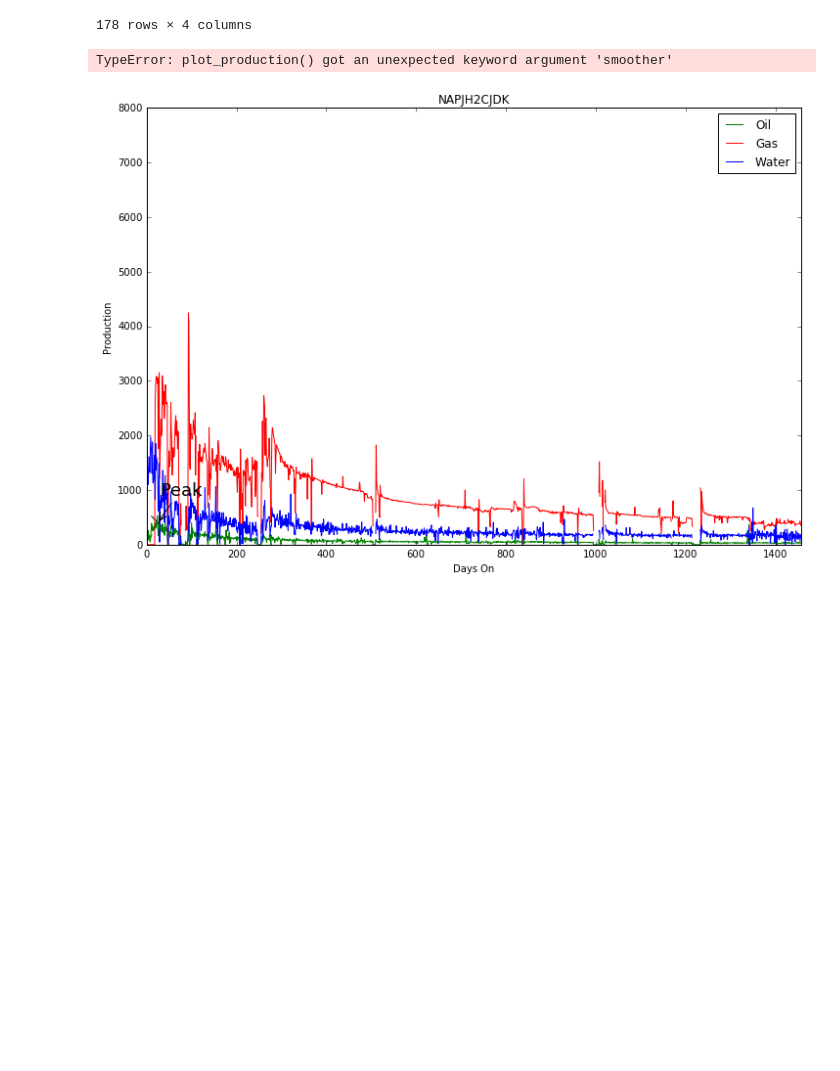
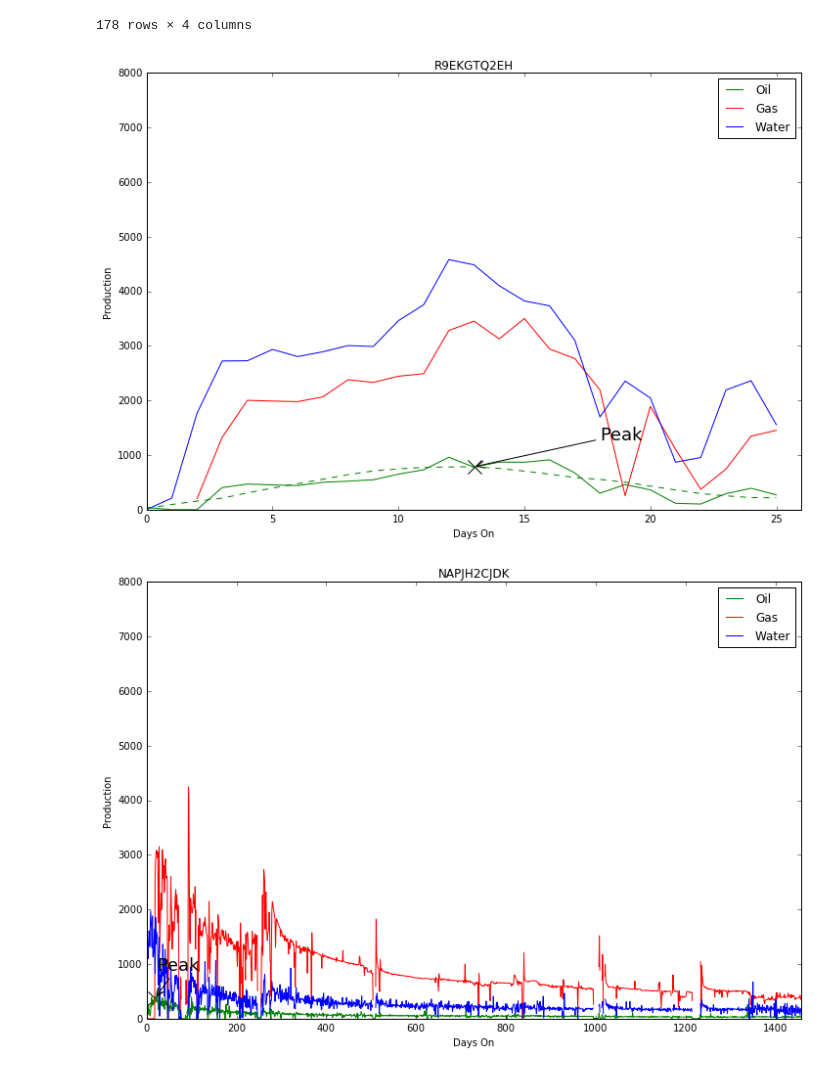
Before and after one commit to jpgrana/bayesian-approach-predicting-well-production, a Jupyter notebook: production.ipynb, the cells around one changed output. Saved outputs shown, nothing was run; the diff lists cells and outputs as text; code cells hidden in the pictures; blank space fills up the shorter version.

Commit message:
production

```diff
--- a/production.ipynb
+++ b/production.ipynb
@@ -72,9 +73,9 @@ def plot_production(propnum, df, window=31, poly=5):
     cols = [col.replace(' ', '_') for col in cols]
     df_daily.columns = cols
 # %%
-plot_production('R9EKGTQ2EH', df_daily, smoother=7) # 26 days production
+plot_production('R9EKGTQ2EH', df_daily) # 26 days production
 # %% [output]
-TypeError: plot_production() got an unexpected keyword argument 'smoother'
+[figure, added]
 # %%
 plot_production('NAPJH2CJDK', df_daily) # 1458 days production
 # %% [output]
```
Also changed, not shown: parts of 7 cells of this notebook.
